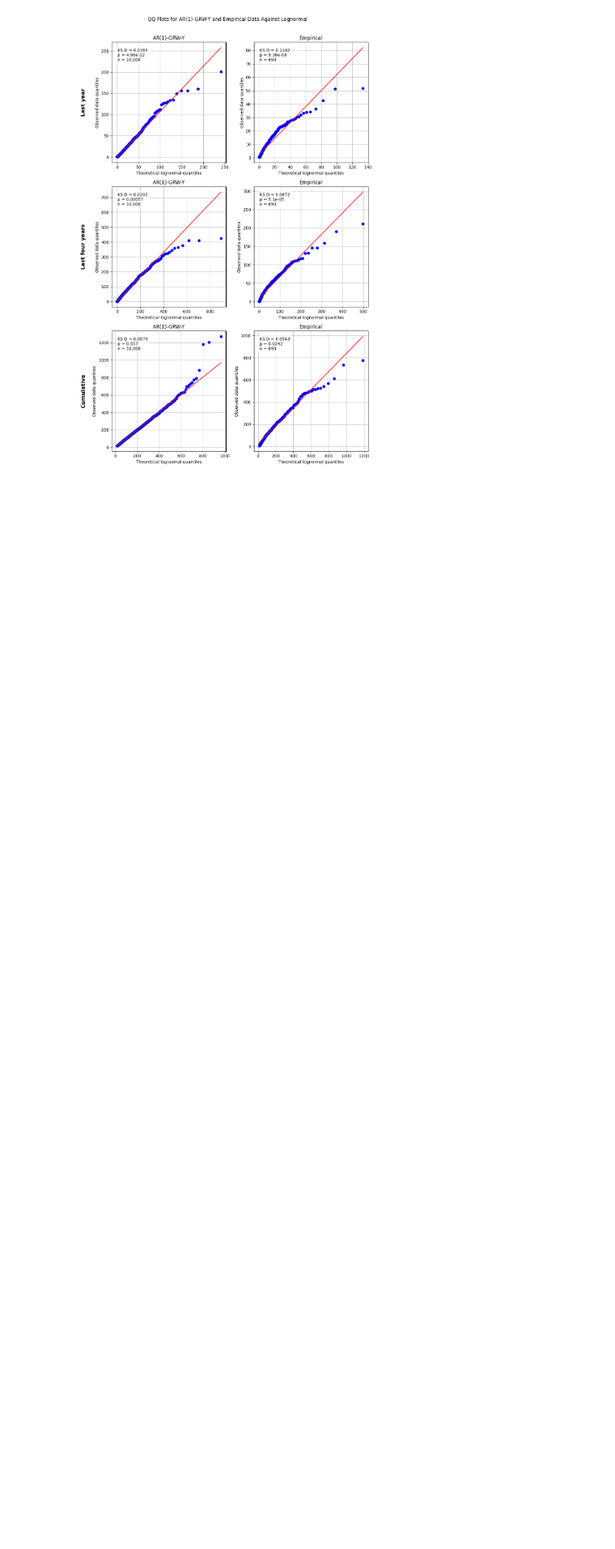
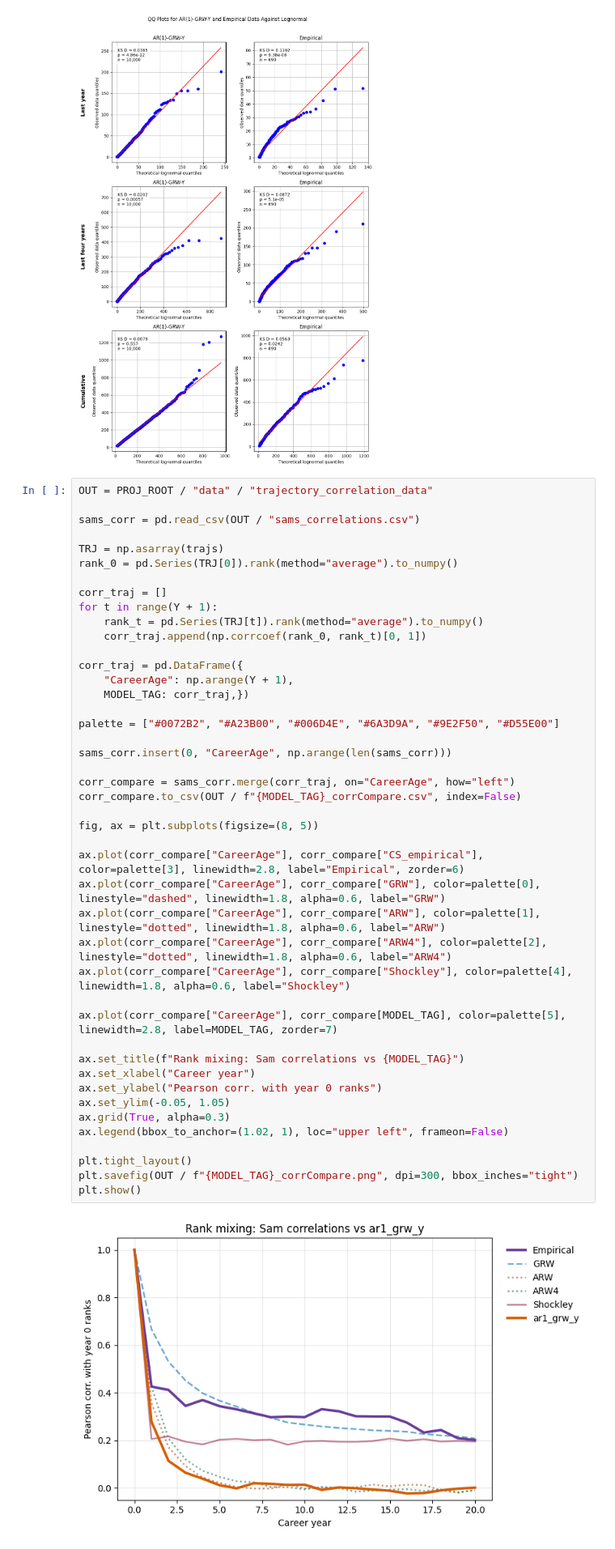
Before and after one commit to crabwife/seven_models_shockley, a Jupyter notebook: notebooks/notebooks_GRWs/AR1/ar1_grw_y.ipynb, the cells around one changed output. Shown at 81% size. Saved outputs shown, nothing was run; the diff lists cells and outputs as text; blank space fills up the shorter version.

Commit message:
update shockley model results

```diff
--- a/notebooks/notebooks_GRWs/AR1/ar1_grw_y.ipynb
+++ b/notebooks/notebooks_GRWs/AR1/ar1_grw_y.ipynb
@@ -1063,3 +1063,49 @@ fig.savefig(FIGURES / f"{MODEL_TAG}_qqlognorm_full.png", dpi=300, bbox_inches="t
 plt.show()
 # %% [output]
 [figure]
+# %%
+OUT = PROJ_ROOT / "data" / "trajectory_correlation_data"
+
+sams_corr = pd.read_csv(OUT / "sams_correlations.csv")
+
+TRJ = np.asarray(trajs)
+rank_0 = pd.Series(TRJ[0]).rank(method="average").to_numpy()
+
+corr_traj = []
+for t in range(Y + 1):
+    rank_t = pd.Series(TRJ[t]).rank(method="average").to_numpy()
+    corr_traj.append(np.corrcoef(rank_0, rank_t)[0, 1])
+
+corr_traj = pd.DataFrame({
+    "CareerAge": np.arange(Y + 1),
+    MODEL_TAG: corr_traj,})
+
+palette = ["#0072B2", "#A23B00", "#006D4E", "#6A3D9A", "#9E2F50", "#D55E00"]
+
+sams_corr.insert(0, "CareerAge", np.arange(len(sams_corr)))
+
+corr_compare = sams_corr.merge(corr_traj, on="CareerAge", how="left")
+corr_compare.to_csv(OUT / f"{MODEL_TAG}_corrCompare.csv", index=False)
+
+fig, ax = plt.subplots(figsize=(8, 5))
+
+ax.plot(corr_compare["CareerAge"], corr_compare["CS_empirical"], color=palette[3], linewidth=2.8, label="Empirical", zorder=6)
+ax.plot(corr_compare["CareerAge"], corr_compare["GRW"], color=palette[0], linestyle="dashed", linewidth=1.8, alpha=0.6, label="GRW")
+ax.plot(corr_compare["CareerAge"], corr_compare["ARW"], color=palette[1], linestyle="dotted", linewidth=1.8, alpha=0.6, label="ARW")
+ax.plot(corr_compare["CareerAge"], corr_compare["ARW4"], color=palette[2], linestyle="dotted", linewidth=1.8, alpha=0.6, label="ARW4")
+ax.plot(corr_compare["CareerAge"], corr_compare["Shockley"], color=palette[4], linewidth=1.8, alpha=0.6, label="Shockley")
+
+ax.plot(corr_compare["CareerAge"], corr_compare[MODEL_TAG], color=palette[5], linewidth=2.8, label=MODEL_TAG, zorder=7)
+
+ax.set_title(f"Rank mixing: Sam correlations vs {MODEL_TAG}")
+ax.set_xlabel("Career year")
+ax.set_ylabel("Pearson corr. with year 0 ranks")
+ax.set_ylim(-0.05, 1.05)
+ax.grid(True, alpha=0.3)
+ax.legend(bbox_to_anchor=(1.02, 1), loc="upper left", frameon=False)
+
+plt.tight_layout()
+plt.savefig(OUT / f"{MODEL_TAG}_corrCompare.png", dpi=300, bbox_inches="tight")
+plt.show()
+# %% [output]
+[figure, added]
```
Also changed, not shown: 17 other files.
